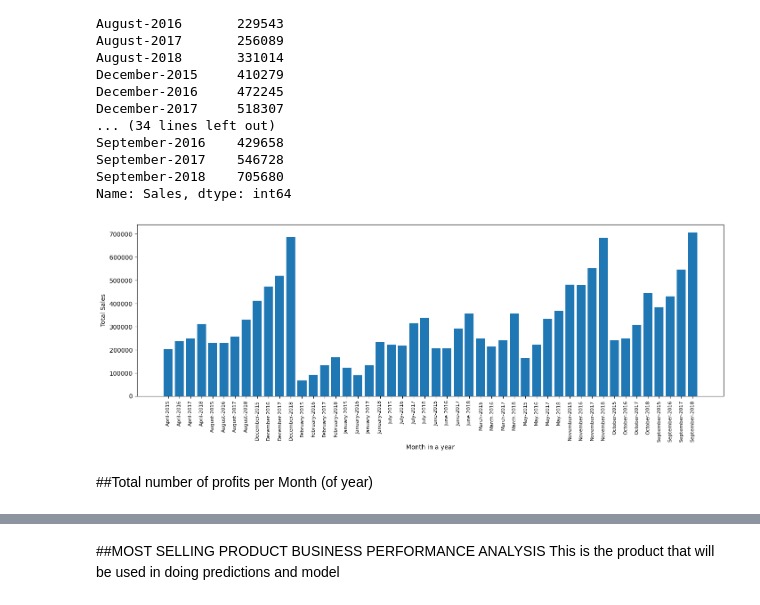
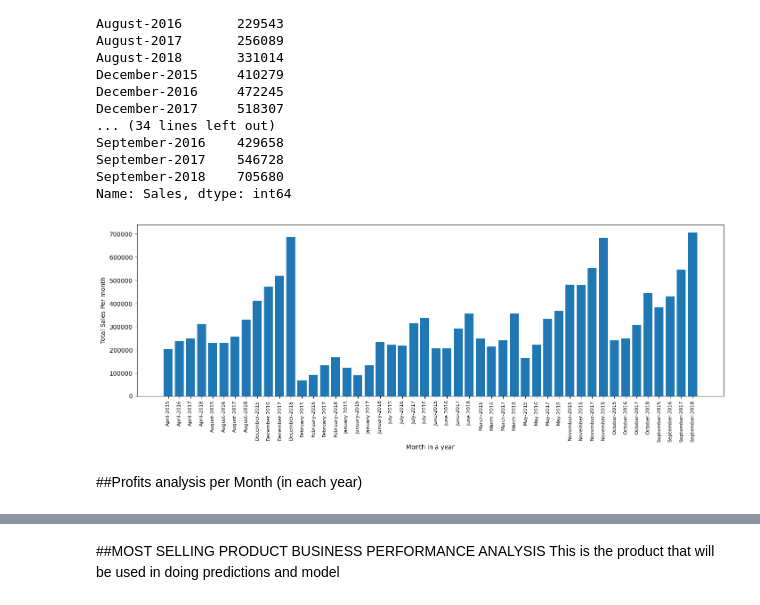
Before and after one commit to wandieinnocents/sales_analysis_pyhon_thesis_v3, a Jupyter notebook: v3_A_MULTIMODAL_ML_FRAMEWORK_FOR_BUSINESS_PERFORMANCE_ANALYSIS_Research_progress_v3.ipynb, the cells around one changed output, grey strips where cells are left out. Saved outputs shown, nothing was run; the diff lists cells and outputs as text; code cells hidden in the pictures.

```diff
--- a/v3_A_MULTIMODAL_ML_FRAMEWORK_FOR_BUSINESS_PERFORMANCE_ANALYSIS_Research_progress_v3.ipynb
+++ b/v3_A_MULTIMODAL_ML_FRAMEWORK_FOR_BUSINESS_PERFORMANCE_ANALYSIS_Research_progress_v3.ipynb
@@ -677,21 +677,21 @@ September-2017    546728
 September-2018    705680
 Name: Sales, dtype: int64
 # %%
-# profit analysis per year plot
+# sales analysis per month year plot
 
 month_year_filter_sales_analysis = [product for product, df in month_year_filter_sales]
 
 # bar plot
 # size: width,height
 plt.figure(figsize=(17,5))
 plt.bar(month_year_filter_sales_analysis, month_year_sales_filter)
 # plt.figure(figsize=(10, 6))
-plt.ylabel('Total Sales')
+plt.ylabel('Total Sales Per month')
 plt.xlabel('Month in a year')
 plt.xticks(month_year_filter_sales_analysis, rotation='vertical', size=8 )
 # bar width
 plt.show()
 # %% [output]
-[figure, old version]
+[figure, new version]
 # %% [markdown]
-##Total  number of profits per Month (of year)
+##Profits analysis  per Month (in each year)
```
Also changed, not shown: parts of 38 cells of this notebook.
